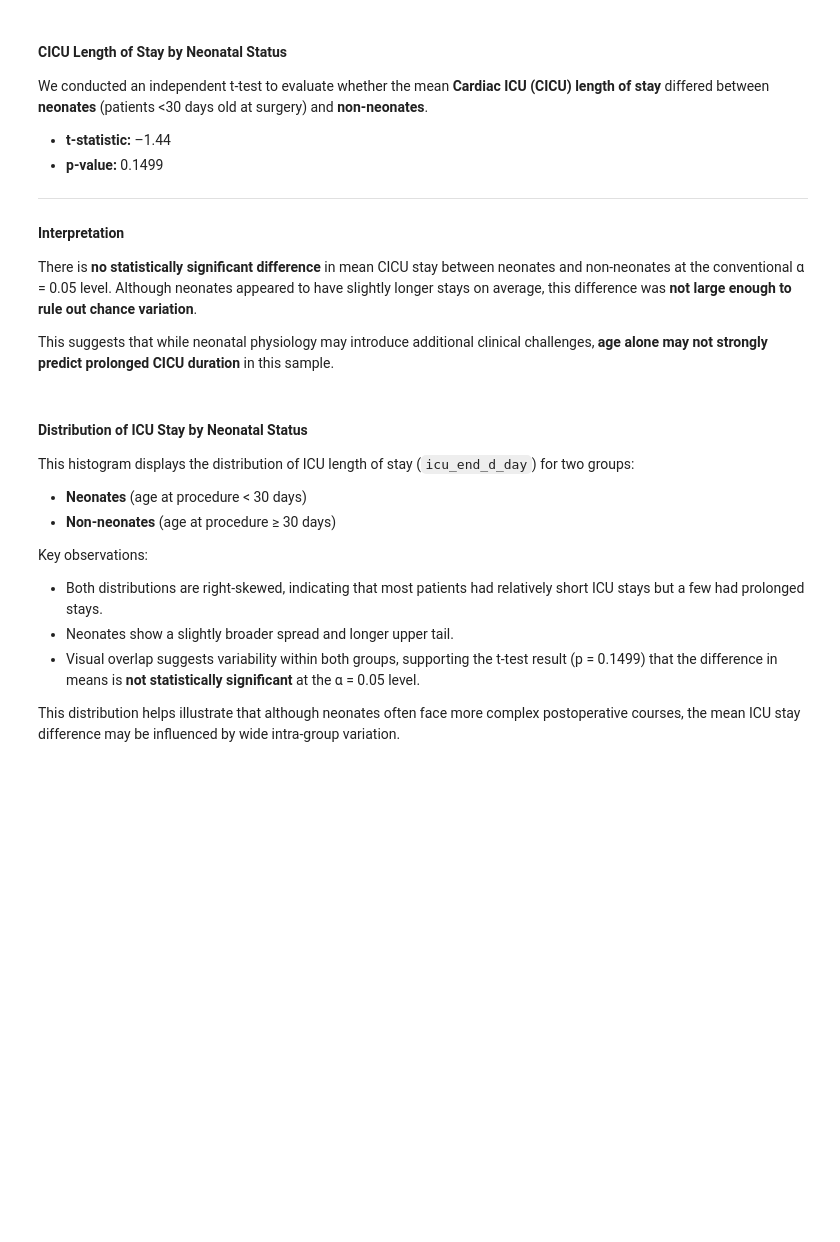
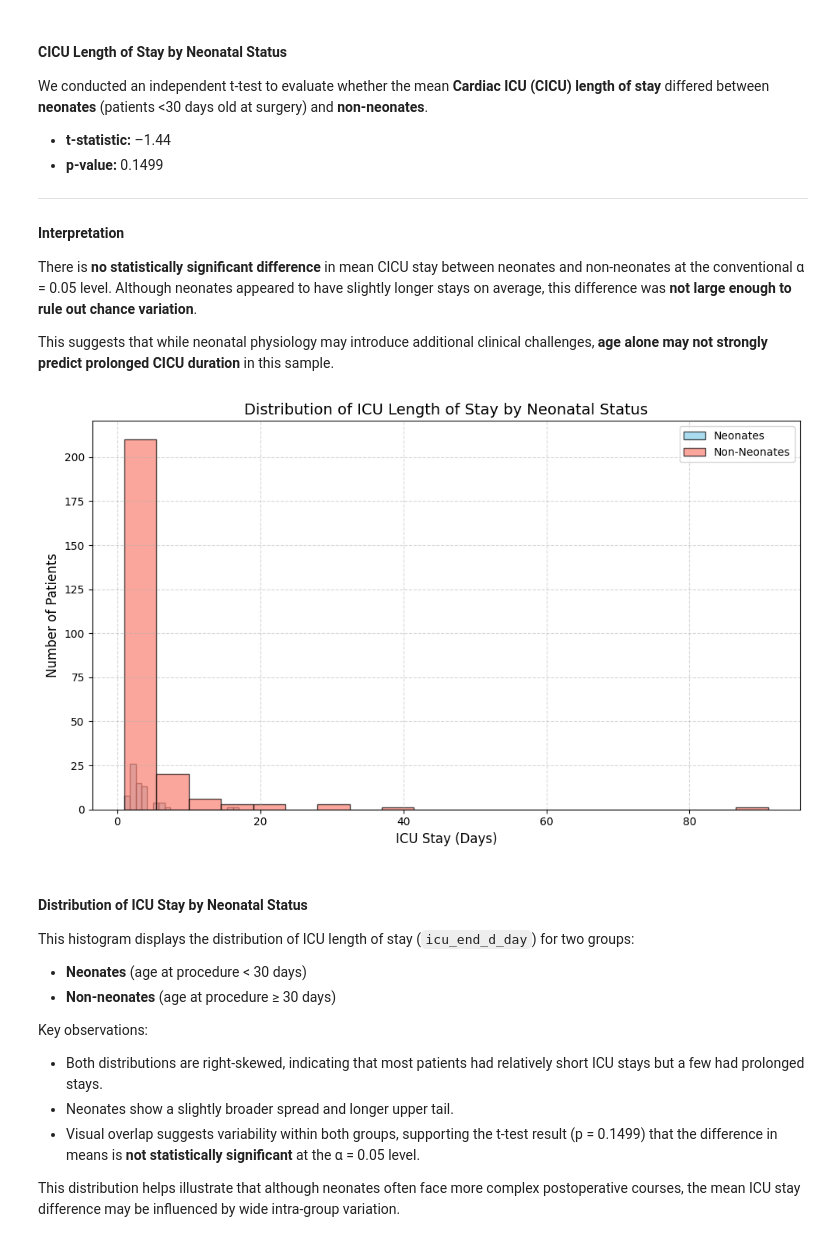
Before and after one commit to karlita-isela/Notion-syncer, a Jupyter notebook: Biostatistics.ipynb, the cells around one changed output. Drawn from its saved outputs; the diff is of its cells as text; code cells hidden in the pictures; blank space fills up the shorter version.

```diff
--- a/Biostatistics.ipynb
+++ b/Biostatistics.ipynb
@@ -143,31 +189,36 @@ This suggests that while neonatal physiology may introduce additional clinical c
 # %%
 import pandas as pd
 import matplotlib.pyplot as plt
 
-# Load the dataset
+# Load the master dataset
 df = pd.read_csv("BIOSTATS_MASTER.csv")
 
-# Drop rows with missing ICU LOS or age
-df_clean = df.dropna(subset=["icu_end_d_day", "PROC_AGE"])
+# Ensure age is numeric and use correct column
+df["PROC_AGE_DAYS"] = pd.to_numeric(df["PROC_AGE_DAYS"], errors="coerce")
 
-# Fix: Safely assign NEONATE classification
-df_clean.loc[:, "NEONATE"] = df_clean["PROC_AGE"] < 30
+# Drop rows missing ICU LOS or age
+df_clean = df.dropna(subset=["icu_end_d_day", "PROC_AGE_DAYS"]).copy()
 
-# Split into groups
+# Define NEONATE status: True if < 30 days
+df_clean["NEONATE"] = df_clean["PROC_AGE_DAYS"] < 30
+
+# Separate groups
 neonates = df_clean[df_clean["NEONATE"]]["icu_end_d_day"]
 non_neonates = df_clean[~df_clean["NEONATE"]]["icu_end_d_day"]
 
 # Plot histogram
 plt.figure(figsize=(10, 6))
-plt.hist(neonates, bins=20, alpha=0.7, label="Neonates", color="lightblue", edgecolor="black")
+plt.hist(neonates, bins=20, alpha=0.7, label="Neonates", color="skyblue", edgecolor="black")
 plt.hist(non_neonates, bins=20, alpha=0.7, label="Non-Neonates", color="salmon", edgecolor="black")
-plt.title("Distribution of ICU Length of Stay by Neonatal Status")
-plt.xlabel("ICU Stay (Days)")
-plt.ylabel("Number of Patients")
+plt.title("Distribution of ICU Length of Stay by Neonatal Status", fontsize=14)
+plt.xlabel("ICU Stay (Days)", fontsize=12)
+plt.ylabel("Number of Patients", fontsize=12)
 plt.legend()
 plt.grid(True, linestyle='--', alpha=0.5)
 plt.tight_layout()
 plt.show()
+# %% [output]
+[figure, added]
 # %% [markdown]
 #### Distribution of ICU Stay by Neonatal Status
 
```
Also changed, not shown: parts of 30 cells of this notebook.
